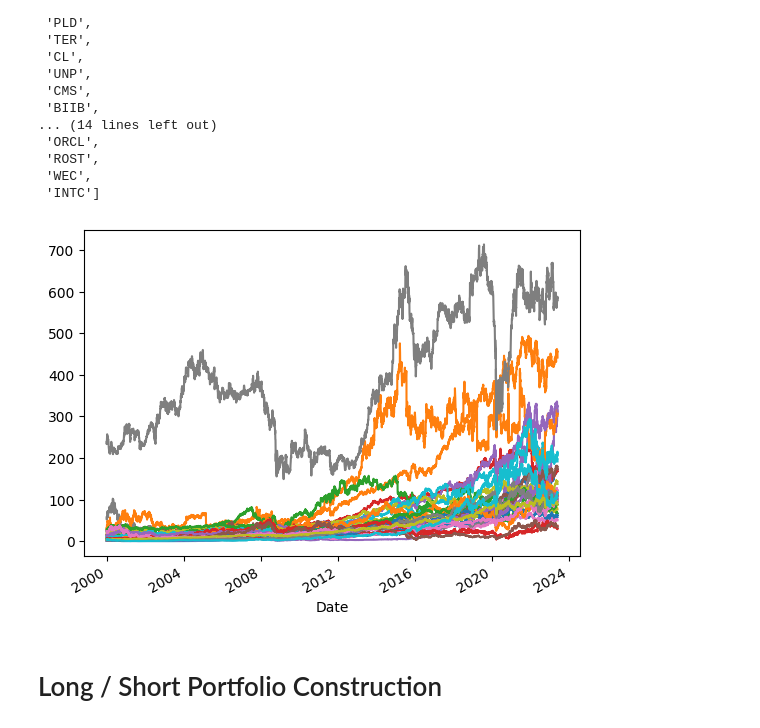
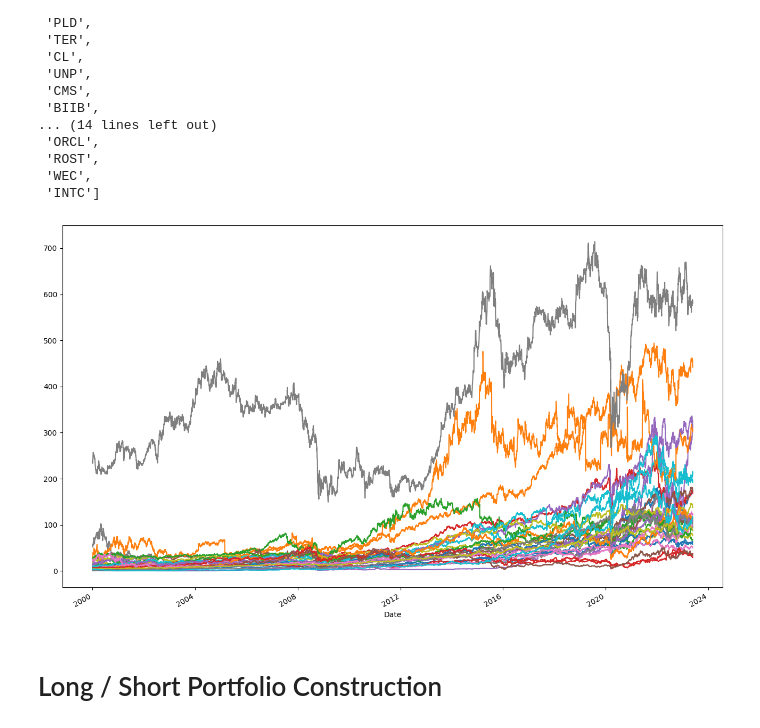
Before and after one commit to eldor-fozilov/FracLSTM-Portfolio, a Jupyter notebook: model_building.ipynb, the cells around one changed output. Saved outputs shown, nothing was run; the diff lists cells and outputs as text; code cells hidden in the pictures.

```diff
--- a/model_building.ipynb
+++ b/model_building.ipynb
@@ -246,10 +246,11 @@ if 'AAPL' not in subset_selected_tickers:
 if 'AMZN' not in subset_selected_tickers:
   subset_selected_tickers[-1] = 'AMZN'
 # %%
+plt.figure(figsize = (16,10))
 for comp in subset_selected_tickers:
   selected_stocks[('Adj Close', comp)].plot()
 # %% [output]
-[figure, old version]
+[figure, new version]
 # %% [markdown]
 # Long / Short Portfolio Construction
 # %%
```
Also changed, not shown: parts of 6 cells of this notebook.
